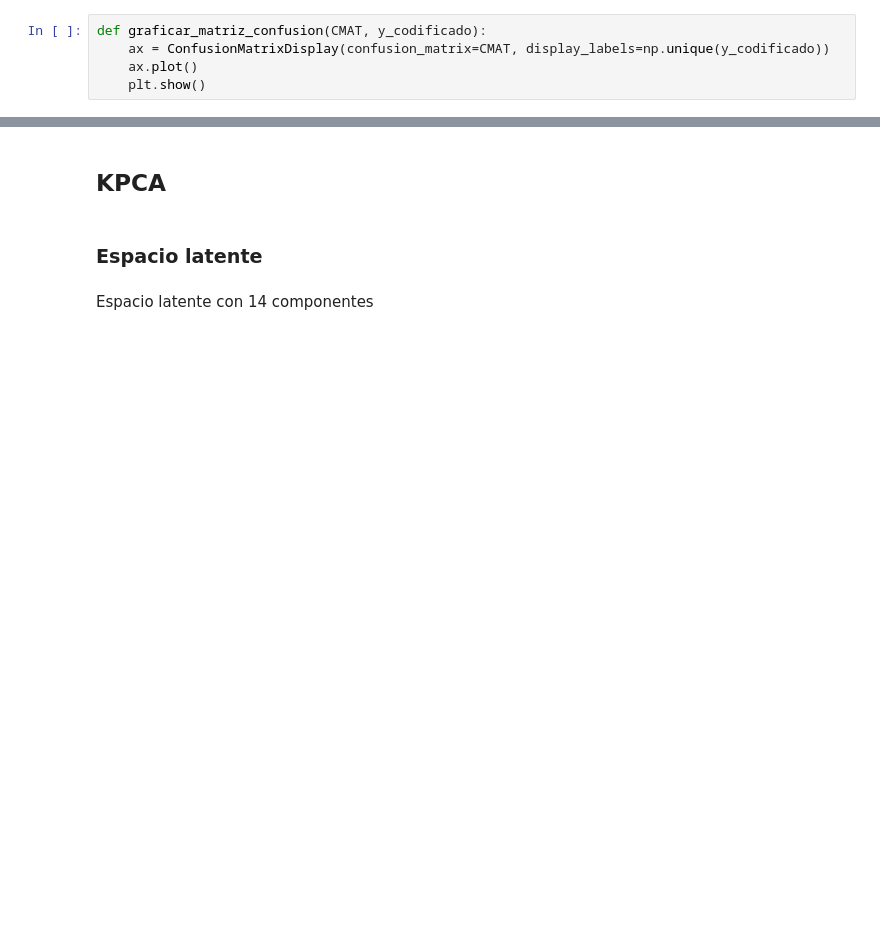
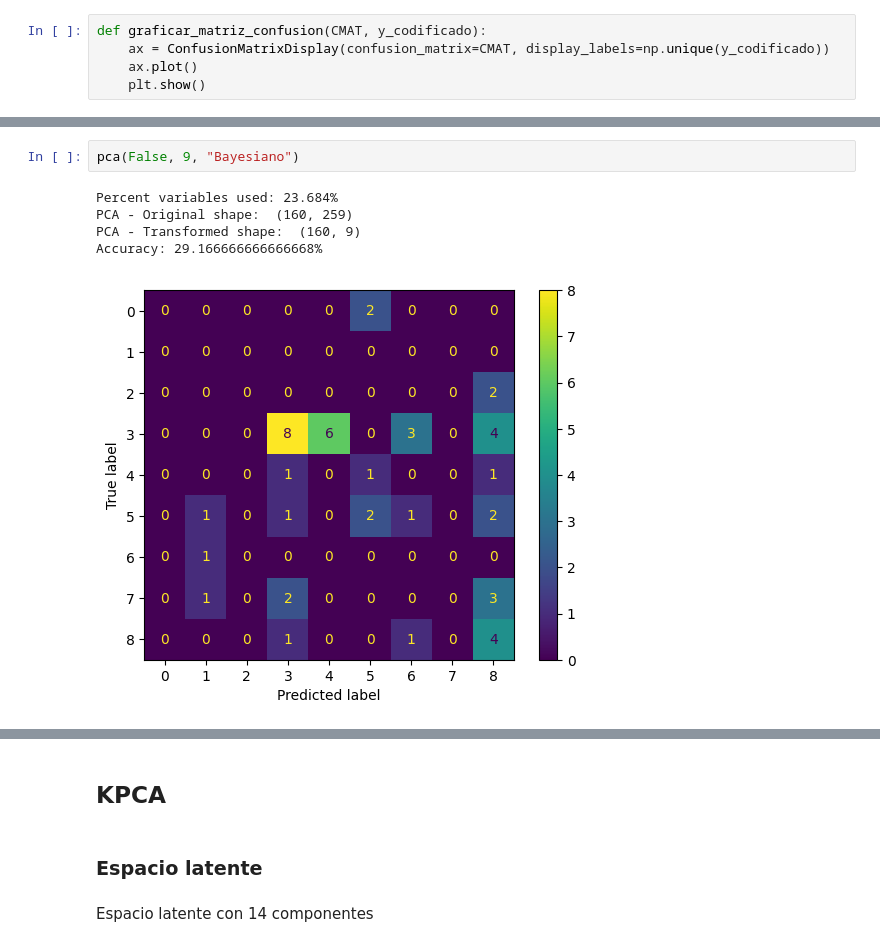
Before and after one commit to DavidELP17/TS3_MiniProyecto2, a Jupyter notebook: TS3_MiniProyecto2.ipynb, the cells around one changed output, grey strips where cells are left out. Cells and saved outputs as stored; diff of their text form; blank space fills up the shorter version.

```diff
--- a/TS3_MiniProyecto2.ipynb
+++ b/TS3_MiniProyecto2.ipynb
@@ -713,0 +713,8 @@ interactive(children=(Dropdown(description='PCA_flag', options=(True, False), va
+# %%
+pca(False, 9, "Bayesiano")
+# %% [output]
+Percent variables used: 23.684%
+PCA - Original shape:  (160, 259)
+PCA - Transformed shape:  (160, 9)
+Accuracy: 29.166666666666668%
+[figure, added]
```
Also changed, not shown: parts of 41 cells of this notebook.
